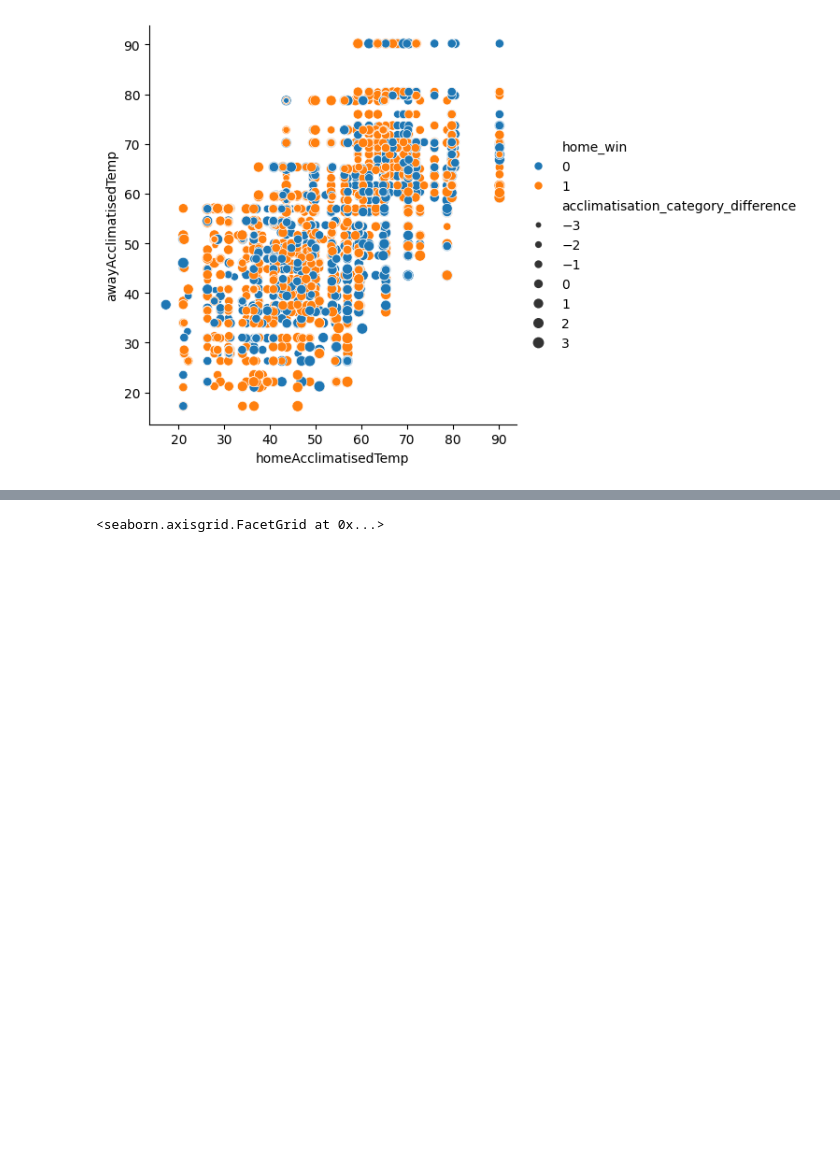
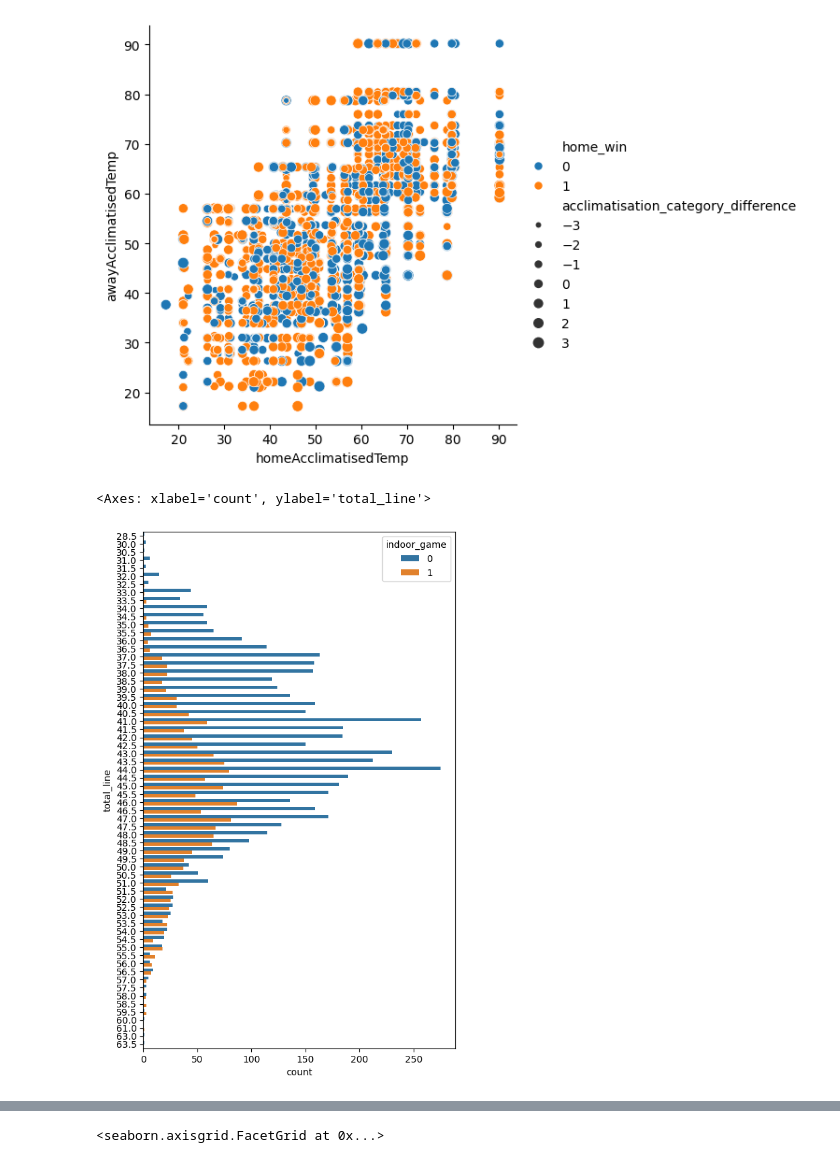
Before and after one commit to markgill17/Artefact, a Jupyter notebook: TotalsMarket.ipynb, the cells around one changed output, grey strips where cells are left out. Drawn from its saved outputs; the diff is of its cells as text; code cells hidden in the pictures; blank space fills up the shorter version.

```diff
--- a/TotalsMarket.ipynb
+++ b/TotalsMarket.ipynb
@@ -263,3 +284,16 @@ sns.relplot(
 # %% [output]
 <seaborn.axisgrid.FacetGrid at 0x...>
 [figure]
+# %%
+# distibution of total_line
+fig, ax = plt.subplots(figsize=(6, 10))
+sns.countplot(
+    data=df,
+    y="total_line",
+    hue="indoor_game",
+    ax=ax,
+    #stat="percent",
+)
+# %% [output]
+<Axes: xlabel='count', ylabel='total_line'>
+[figure, added]
```
Also changed, not shown: parts of 51 cells of this notebook, 4 other files.
